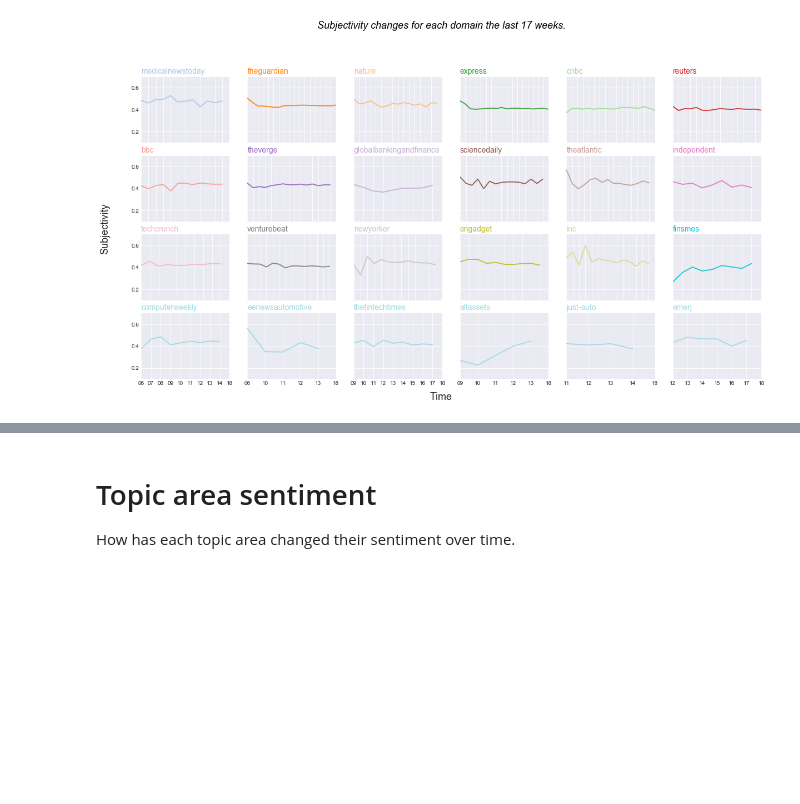
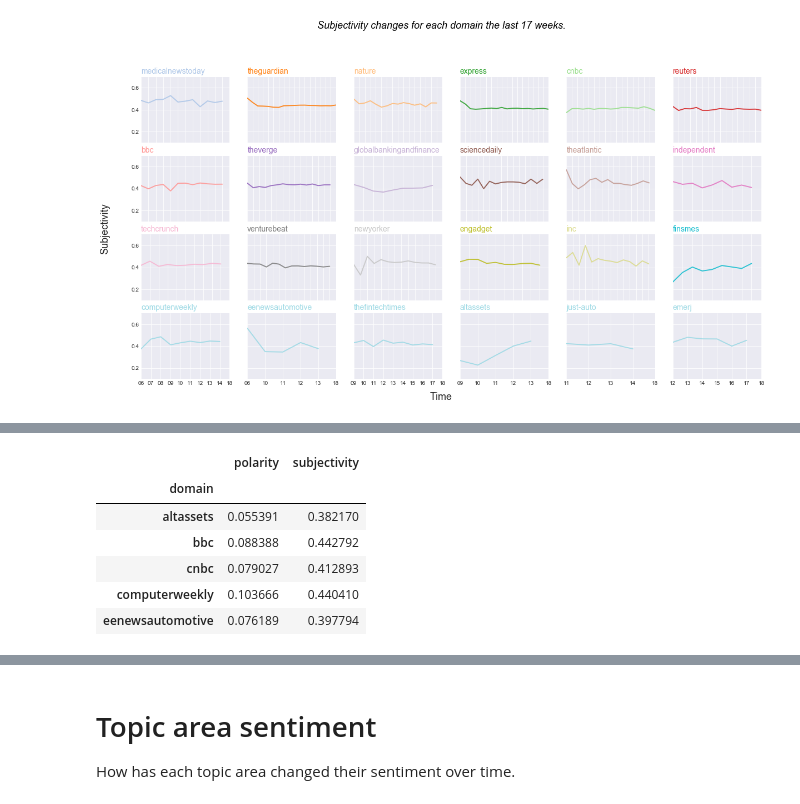
Before and after one commit to miguel2650/covid-19-research, a Jupyter notebook: 3-sentiment-analysis.ipynb, the cells around one changed output, grey strips where cells are left out. Drawn from its saved outputs; the diff is of its cells as text; code cells hidden in the pictures; blank space fills up the shorter version.

```diff
--- a/3-sentiment-analysis.ipynb
+++ b/3-sentiment-analysis.ipynb
@@ -220,0 +209,13 @@ ConversionError: Failed to convert value(s) to axis units: 0            medicaln
+# %%
+# Finding mean p of each domain
+domain_sentiment = copy.deepcopy(data)
+domain_sentiment = domain_sentiment.groupby("domain").mean()
+domain_sentiment.head(5)
+# %% [output]
+|  | polarity | subjectivity |
+| domain |  |  |
+| altassets | 0.055391 | 0.382170 |
+| bbc | 0.088388 | 0.442792 |
+| cnbc | 0.079027 | 0.412893 |
+| computerweekly | 0.103666 | 0.440410 |
+| eenewsautomotive | 0.076189 | 0.397794 |
```
Also changed, not shown: parts of 4 cells of this notebook, 1 other file.
